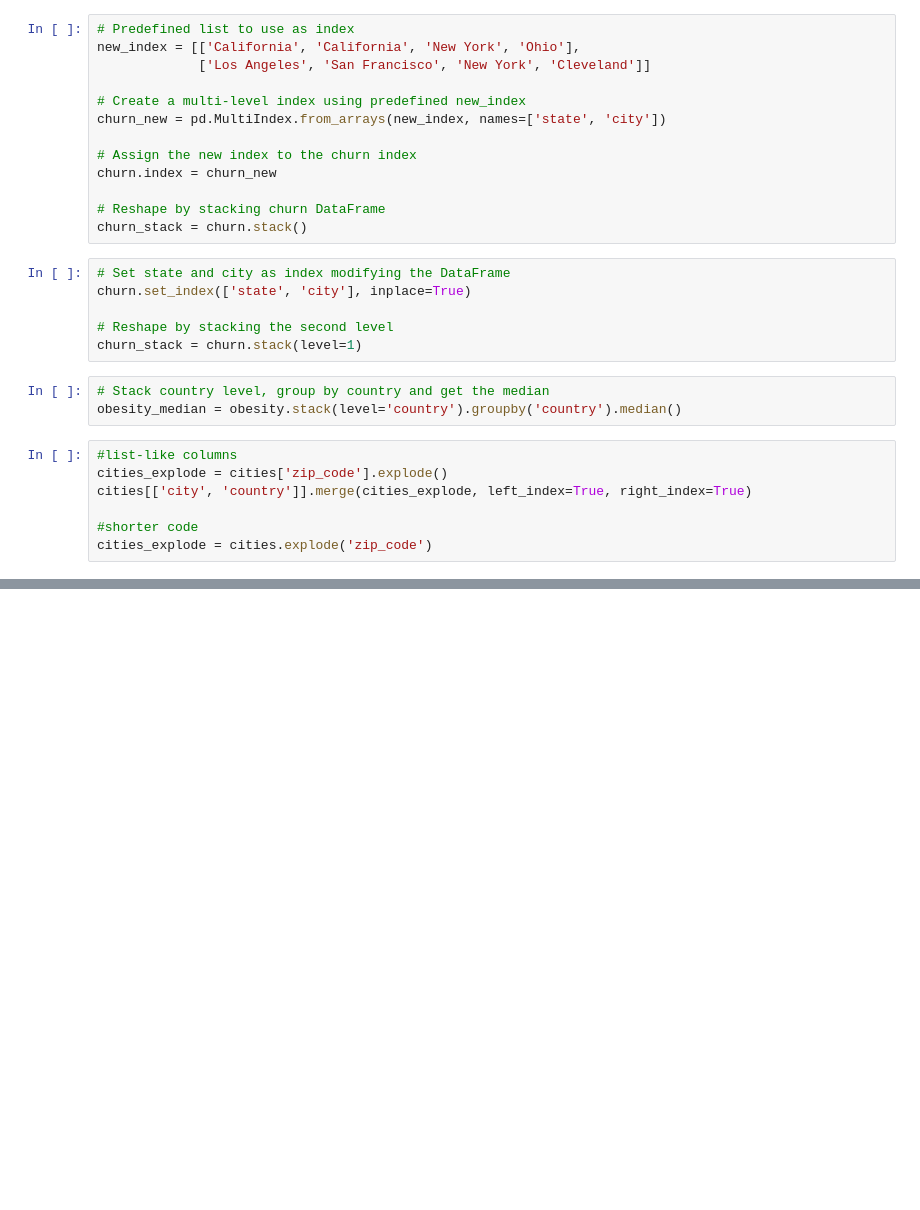
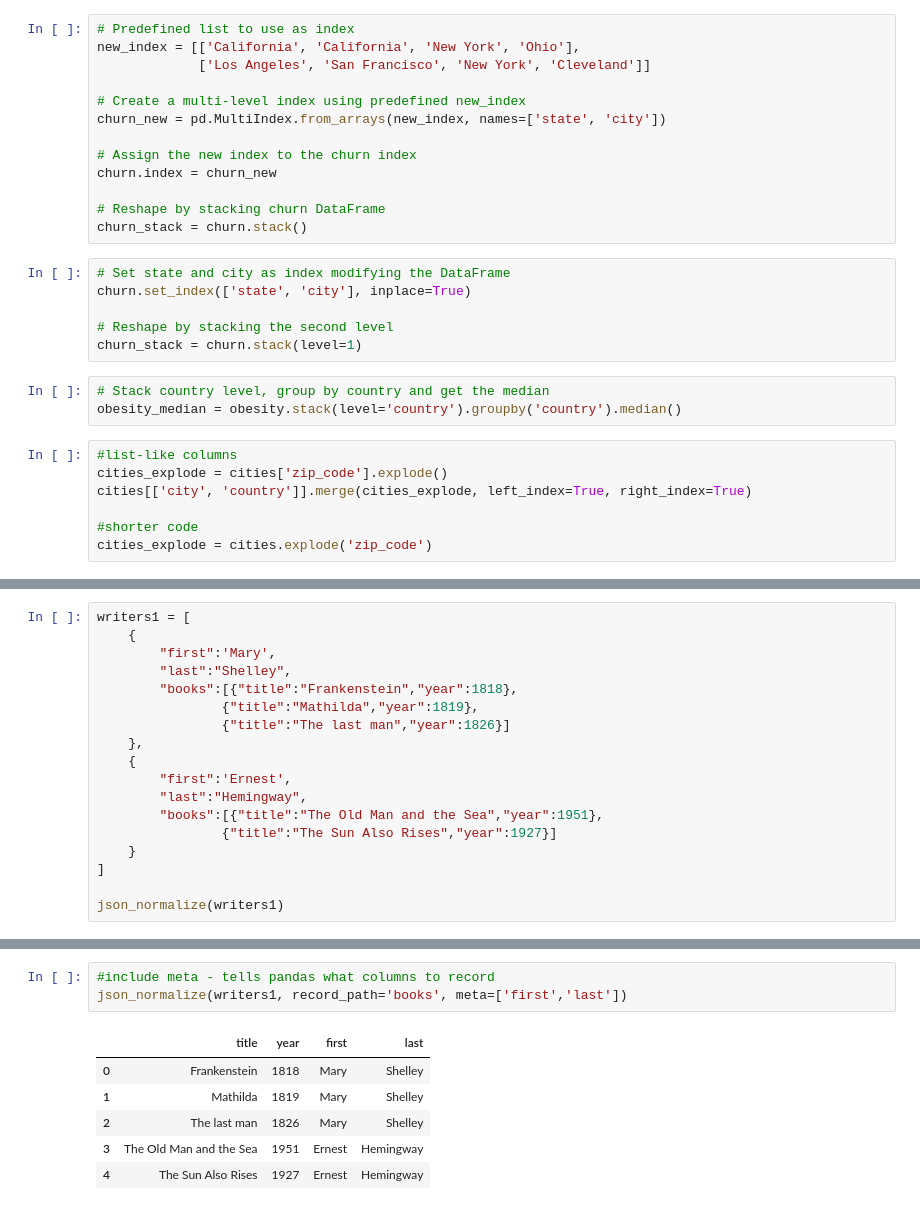
Before and after one commit to ecuerbo/pyprac, a Jupyter notebook: datacamp/reshaping-data.ipynb, the cells around one changed output, grey strips where cells are left out. Drawn from its saved outputs; the diff is of its cells as text; blank space fills up the shorter version.

```diff
--- a/datacamp/reshaping-data.ipynb
+++ b/datacamp/reshaping-data.ipynb
@@ -144,0 +201,18 @@ cities_explode = cities.explode('zip_code')
+# %%
+writers1 = [
+    {
+        "first":'Mary',
+        "last":"Shelley",
+        "books":[{"title":"Frankenstein","year":1818},
+                {"title":"Mathilda","year":1819},
+                {"title":"The last man","year":1826}]
+    },
+    {
+        "first":'Ernest',
+        "last":"Hemingway",
+        "books":[{"title":"The Old Man and the Sea","year":1951},
+                {"title":"The Sun Also Rises","year":1927}]
+    }
+]
+
+json_normalize(writers1)
@@ -144,0 +233,10 @@ cities_explode = cities.explode('zip_code')
+# %%
+#include meta - tells pandas what columns to record
+json_normalize(writers1, record_path='books', meta=['first','last'])
+# %% [output]
+|  | title | year | first | last |
+| 0 | Frankenstein | 1818 | Mary | Shelley |
+| 1 | Mathilda | 1819 | Mary | Shelley |
+| 2 | The last man | 1826 | Mary | Shelley |
+| 3 | The Old Man and the Sea | 1951 | Ernest | Hemingway |
+| 4 | The Sun Also Rises | 1927 | Ernest | Hemingway |
```
Also changed, not shown: parts of 20 cells of this notebook, 1 other file.
